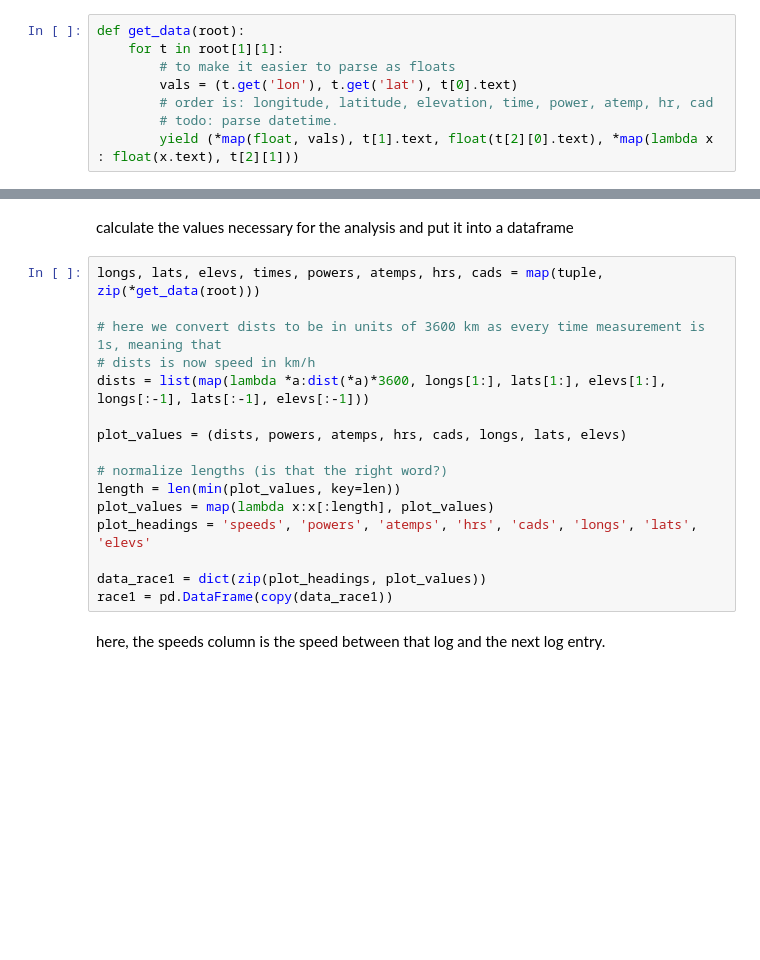
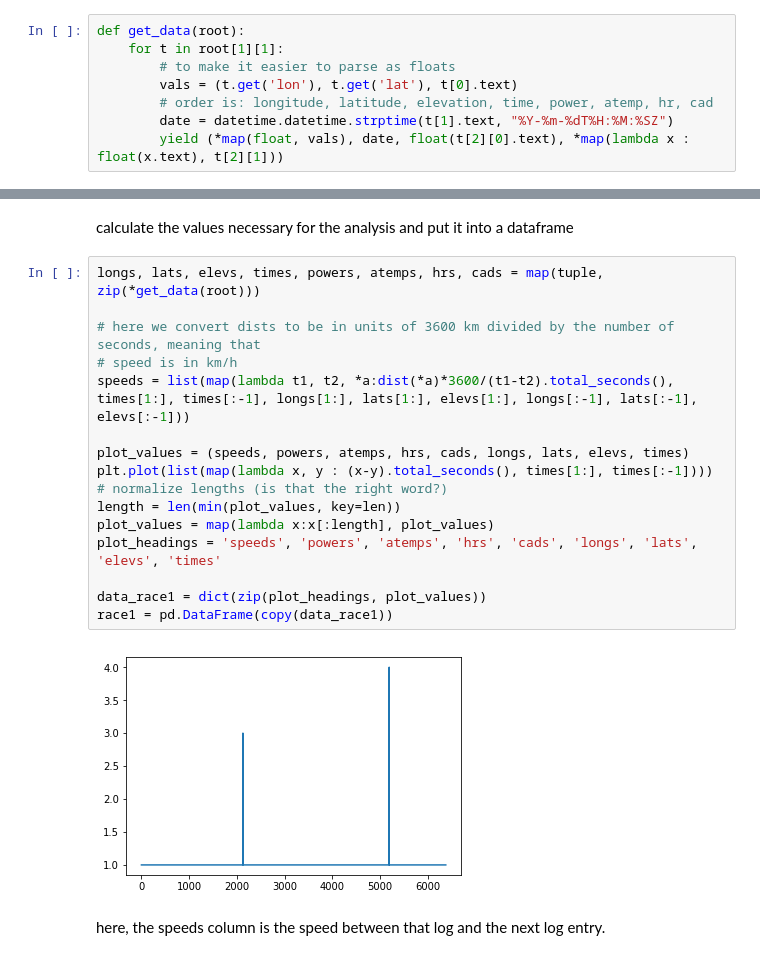
Before and after one commit to hixan/Comp257-project1, a Jupyter notebook: analysis.ipynb, the cells around one changed output, grey strips where cells are left out. Cells and saved outputs as stored; diff of their text form; blank space fills up the shorter version.

Commit message:
parsed time, fixed speed accordingly

```diff
--- a/analysis.ipynb
+++ b/analysis.ipynb
@@ -32,8 +32,8 @@ def get_data(root):
         # to make it easier to parse as floats
         vals = (t.get('lon'), t.get('lat'), t[0].text)
         # order is: longitude, latitude, elevation, time, power, atemp, hr, cad
-        # todo: parse datetime.
-        yield (*map(float, vals), t[1].text, float(t[2][0].text), *map(lambda x : float(x.text), t[2][1]))
+        date = datetime.datetime.strptime(t[1].text, "%Y-%m-%dT%H:%M:%SZ")
+        yield (*map(float, vals), date, float(t[2][0].text), *map(lambda x : float(x.text), t[2][1]))
 # %% [markdown]
 **deprecated** function to draw a matrix of scatter plots
 # %% [raw]
@@ -57,19 +57,21 @@ calculate the values necessary for the analysis and put it into a dataframe
 # %%
 longs, lats, elevs, times, powers, atemps, hrs, cads = map(tuple, zip(*get_data(root)))
 
-# here we convert dists to be in units of 3600 km as every time measurement is 1s, meaning that
-# dists is now speed in km/h
-dists = list(map(lambda *a:dist(*a)*3600, longs[1:], lats[1:], elevs[1:], longs[:-1], lats[:-1], elevs[:-1]))
+# here we convert dists to be in units of 3600 km divided by the number of seconds, meaning that
+# speed is in km/h
+speeds = list(map(lambda t1, t2, *a:dist(*a)*3600/(t1-t2).total_seconds(),  times[1:], times[:-1], longs[1:], lats[1:], elevs[1:], longs[:-1], lats[:-1], elevs[:-1]))
 
-plot_values = (dists, powers, atemps, hrs, cads, longs, lats, elevs)
-
+plot_values = (speeds, powers, atemps, hrs, cads, longs, lats, elevs, times)
+plt.plot(list(map(lambda x, y : (x-y).total_seconds(), times[1:], times[:-1])))
 # normalize lengths (is that the right word?)
 length = len(min(plot_values, key=len))
 plot_values = map(lambda x:x[:length], plot_values)
-plot_headings = 'speeds', 'powers', 'atemps', 'hrs', 'cads', 'longs', 'lats', 'elevs'
+plot_headings = 'speeds', 'powers', 'atemps', 'hrs', 'cads', 'longs', 'lats', 'elevs', 'times'
 
 data_race1 = dict(zip(plot_headings, plot_values))
 race1 = pd.DataFrame(copy(data_race1))
+# %% [output]
+[figure, added]
 # %% [markdown]
 here, the speeds column is the speed between that log and the next log entry.
 # %% [markdown]
```
Also changed, not shown: parts of 1 cell of this notebook.
